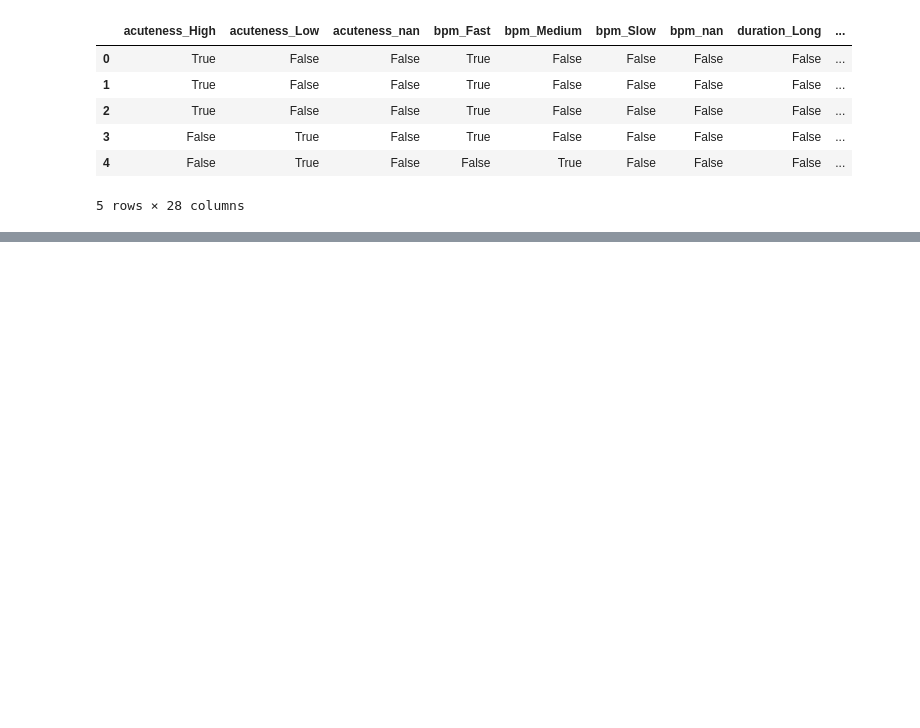
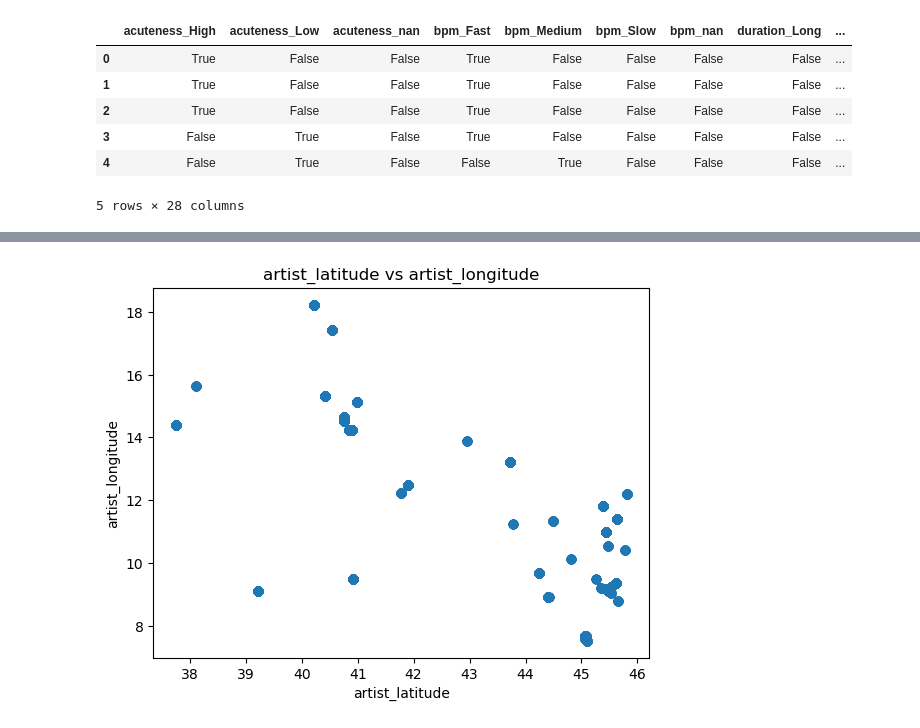
Before and after one commit to Ludovico1104/Progetto-I2ML, a Jupyter notebook: progetto.ipynb, the cells around one changed output, grey strips where cells are left out. Saved outputs shown, nothing was run; the diff lists cells and outputs as text; code cells hidden in the pictures; blank space fills up the shorter version.

Commit message:
scatter plots with renormalization

```diff
--- a/progetto.ipynb
+++ b/progetto.ipynb
@@ -529,0 +544,32 @@ rules_conf[columns_to_show].sort_values(["lift", "leverage"], ascending=False).h
+# %%
+#standardization
+
+standardized = pd.get_dummies([])
+categories = {"audio": [], "textual": [], "geo": []}
+categories["audio"] = ["track_centroid", "track_rolloff", "track_pitch"]
+categories["textual"] = ["track_tokens_per_sent", "track_lexical_density", "track_avg_swear_words"]
+categories["geo"] = ["artist_latitude", "artist_longitude"]
+to_standardize = ["textual"]
+
+for cat, cols in categories.items():
+    if cat in to_standardize:
+        for col_name in cols:
+            standardized[col_name] = (merged[col_name] - merged[col_name].mean()) / merged[col_name].std()
+            #print(f"{col_name}: mean={standardized[col_name].mean():.2f}, std={standardized[col_name].std():.2f}")
+    else:
+        for col_name in cols:
+            standardized[col_name] = merged[col_name]
+
+n_plots = 2
+category = "geo"
+
+for col1 in range(len(categories[category])):
+    for col2 in range(col1 + 1, len(categories[category])):
+        plt.figure()
+        plt.scatter(standardized[categories[category][col1]], standardized[categories[category][col2]], alpha=0.5)
+        plt.xlabel(categories[category][col1])
+        plt.ylabel(categories[category][col2])
+        plt.title(f"{categories[category][col1]} vs {categories[category][col2]}")
+        plt.show()
+# %% [output]
+[figure, added]
```
Also changed, not shown: parts of 4 cells of this notebook.
